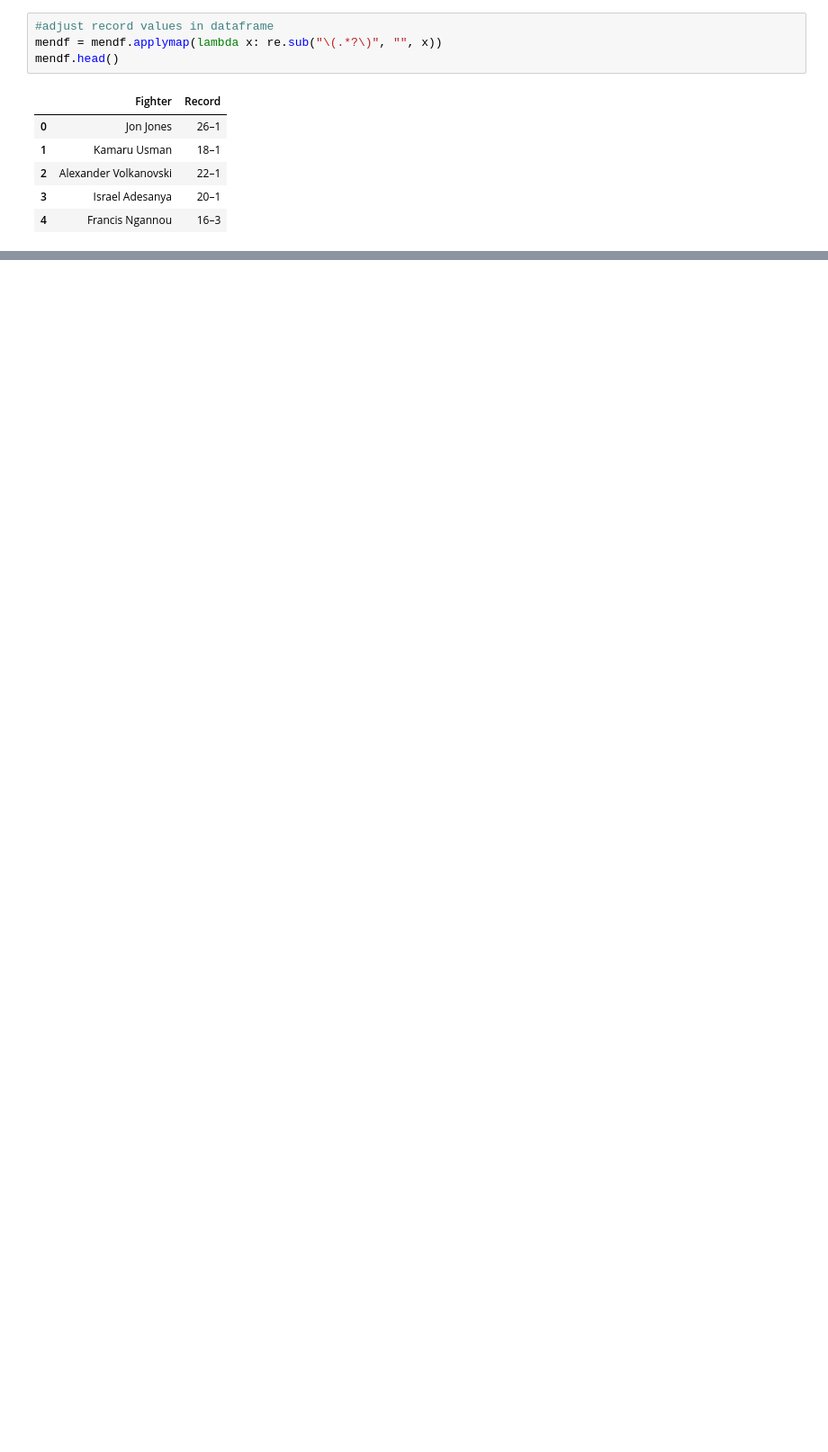
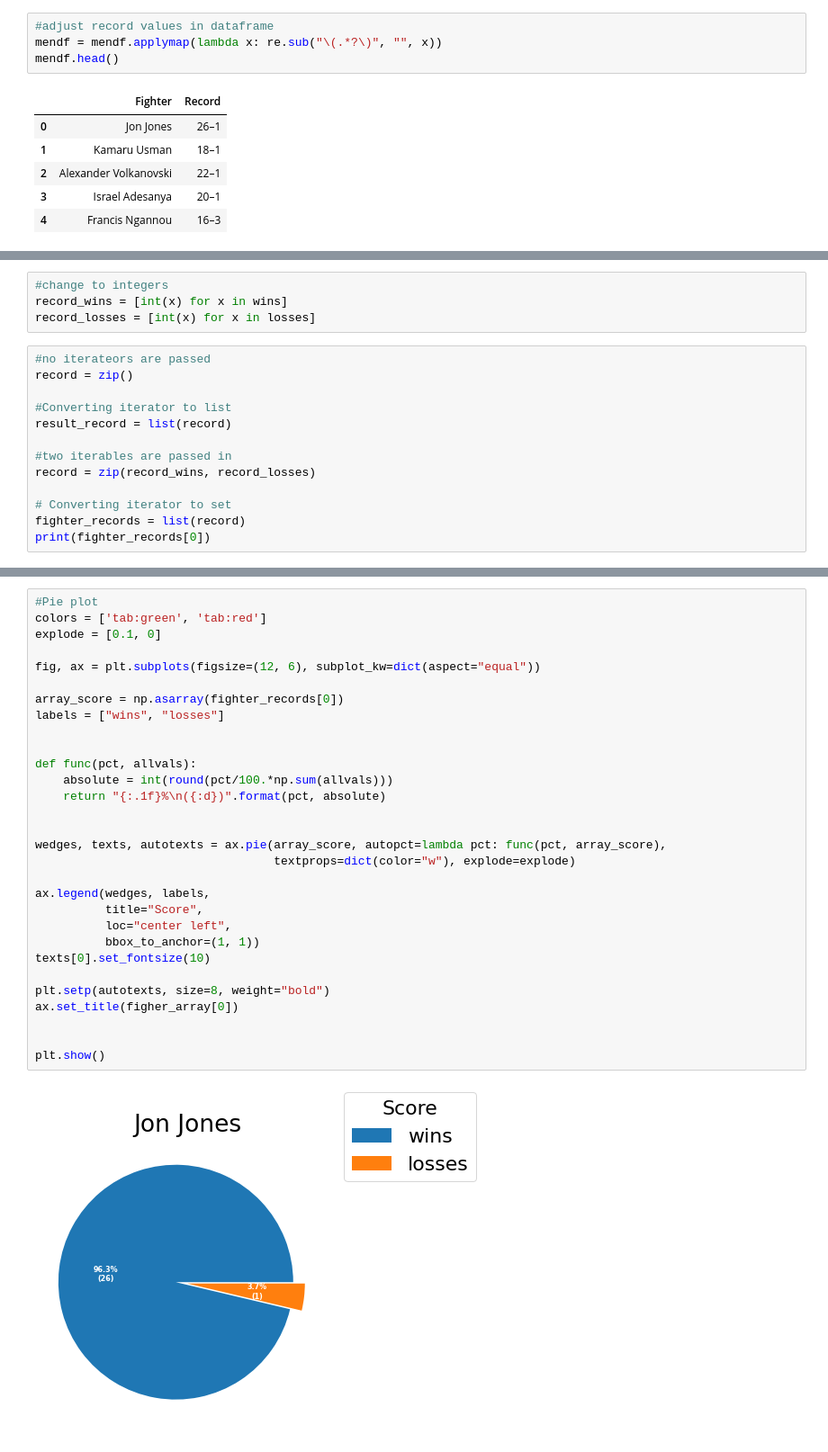
Before and after one commit to Mozes721/UFC_rankings_vizualization, a Jupyter notebook: Fighters_ranking_matplotlib.ipynb, the cells around one changed output, grey strips where cells are left out. Shown: that part at 90% size. Saved outputs shown, nothing was run; the diff lists cells and outputs as text; blank space fills up the shorter version.

Commit message:
bar and pie chart displaying
matplotlib plt

```diff
--- a/Fighters_ranking_matplotlib.ipynb
+++ b/Fighters_ranking_matplotlib.ipynb
@@ -141,0 +98,17 @@ print(record)
+# %%
+#change to integers
+record_wins = [int(x) for x in wins]
+record_losses = [int(x) for x in losses]
+# %%
+#no iterateors are passed
+record = zip()
+
+#Converting iterator to list
+result_record = list(record)
+
+#two iterables are passed in
+record = zip(record_wins, record_losses)
+
+# Converting iterator to set
+fighter_records = list(record)
+print(fighter_records[0])
@@ -141,0 +117,32 @@ print(record)
+# %%
+#Pie plot
+colors = ['tab:green', 'tab:red']
+explode = [0.1, 0]
+
+fig, ax = plt.subplots(figsize=(12, 6), subplot_kw=dict(aspect="equal"))
+
+array_score = np.asarray(fighter_records[0])
+labels = ["wins", "losses"]
+
+
+def func(pct, allvals):
+    absolute = int(round(pct/100.*np.sum(allvals)))
+    return "{:.1f}%\n({:d})".format(pct, absolute)
+
+
+wedges, texts, autotexts = ax.pie(array_score, autopct=lambda pct: func(pct, array_score),
+                                  textprops=dict(color="w"), explode=explode)
+
+ax.legend(wedges, labels,
+          title="Score",
+          loc="center left",
+          bbox_to_anchor=(1, 1))
+texts[0].set_fontsize(10)
+
+plt.setp(autotexts, size=8, weight="bold")
+ax.set_title(figher_array[0])
+
+
+plt.show()
+# %% [output]
+[figure, new version]
```
Also changed, not shown: parts of 8 cells of this notebook, 1 other file.
